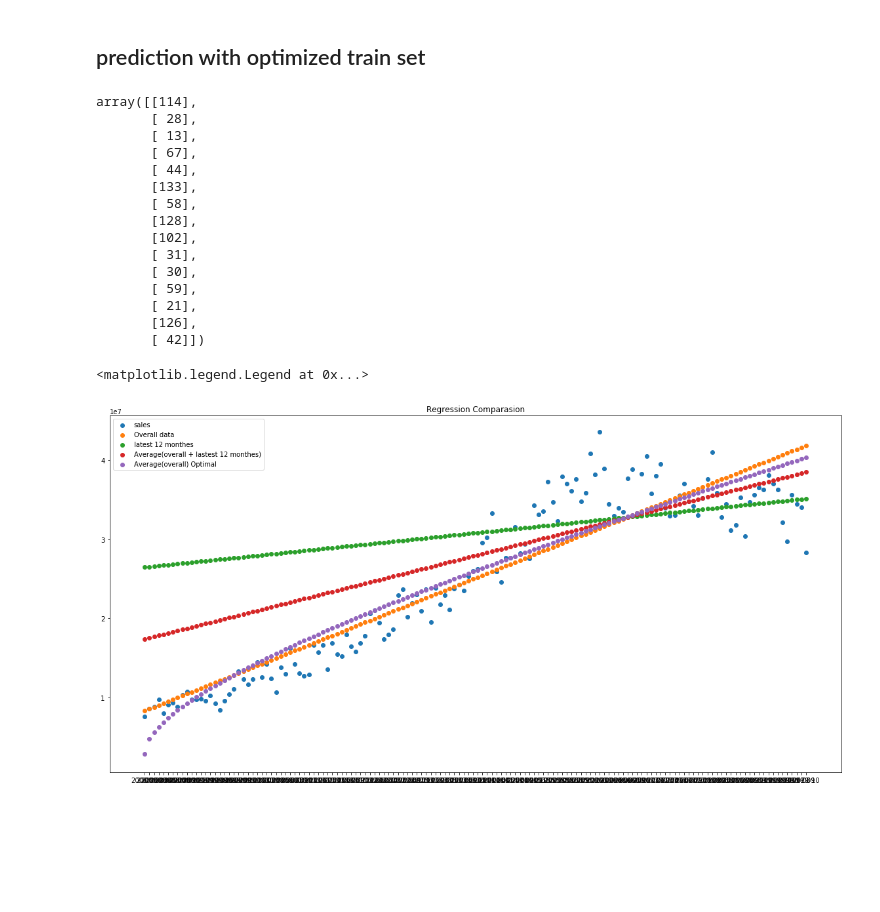
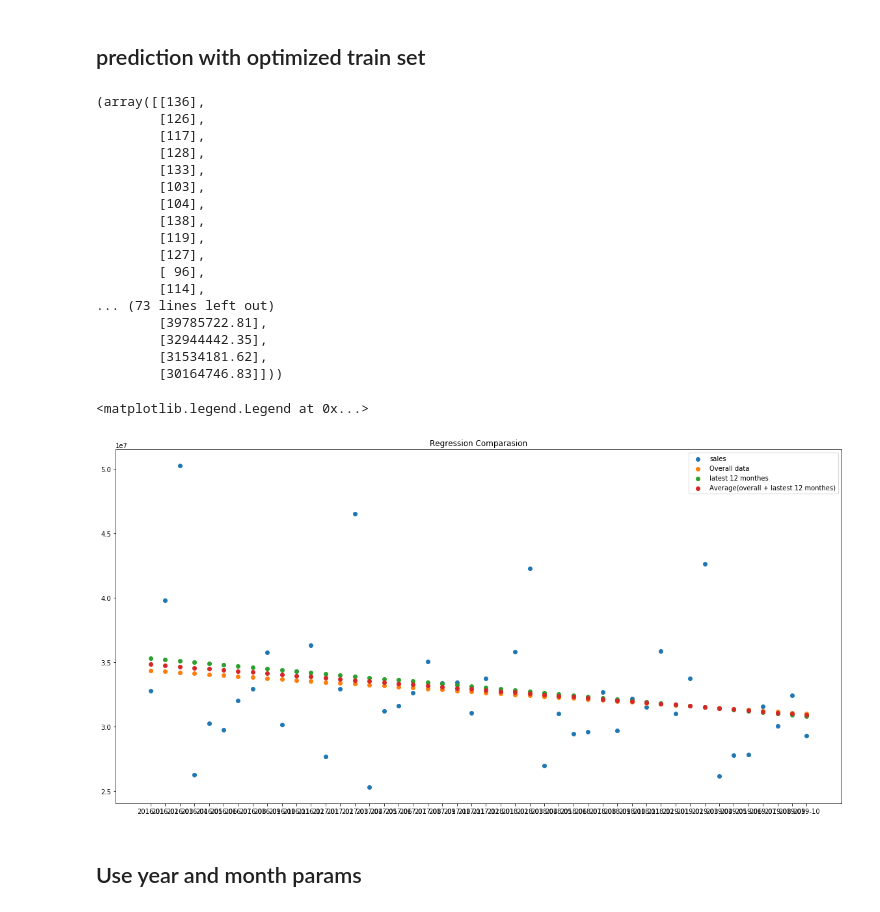
Before and after one commit to windyinwind/ML_sales_predict, a Jupyter notebook: Sales Prediction.ipynb, the cells around one changed output. Drawn from its saved outputs; the diff is of its cells as text; code cells hidden in the pictures; blank space fills up the shorter version.

```diff
--- a/Sales Prediction.ipynb
+++ b/Sales Prediction.ipynb
@@ -5,7 +5,9 @@ import pandas as pd
 import matplotlib.pyplot as plt
 from sklearn.linear_model import LinearRegression
 # %%
-sales = pd.read_csv('sales.csv')
+sales = pd.read_csv('combined.csv')
+# %%
+sales = sales[sales['month'] >= '2016-01']
 # %%
 sales.head()
 # %% [output]
@@ -303,19 +272,21 @@ plt.legend()
 # %%
 X_train, X_test, y_train, y_test
 # %% [output]
-array([[114],
-       [ 28],
-       [ 13],
-       [ 67],
-       [ 44],
-       [133],
-       [ 58],
-       [128],
-       [102],
-       [ 31],
-       [ 30],
-       [ 59],
-       [ 21],
-       [126],
-       [ 42]])
+(array([[136],
+        [126],
+        [117],
+        [128],
+        [133],
+        [103],
+        [104],
+        [138],
+        [119],
+        [127],
+        [ 96],
+        [114],
+... (73 lines left out)
+        [39785722.81],
+        [32944442.35],
+        [31534181.62],
+        [30164746.83]]))
 # %%
@@ -341,12 +312,14 @@ def predict_optimal(year_month):
 # %%
 plt.figure(figsize=(20, 10))
 plt.title("Regression Comparasion")
 plt.scatter(sales['month'], sales['sales'])
 plt.scatter(sales['month'], predict_all(sales['month'].values), label='Overall data')
 plt.scatter(sales['month'], predict_12(sales['month'].values), label="latest 12 monthes")
 plt.scatter(sales['month'], predict_avg(sales['month'].values), label="Average(overall + lastest 12 monthes)")
-plt.scatter(sales['month'], predict_optimal(sales['month'].values), label="Average(overall) Optimal")
+#plt.scatter(sales['month'], predict_optimal(sales['month'].values), label="Average(overall) Optimal")
 plt.legend()
 # %% [output]
 <matplotlib.legend.Legend at 0x...>
-[figure, old version]
+[figure, new version]
+# %% [markdown]
+## Use year and month params
```
Also changed, not shown: parts of 55 cells of this notebook, 2 other files.
